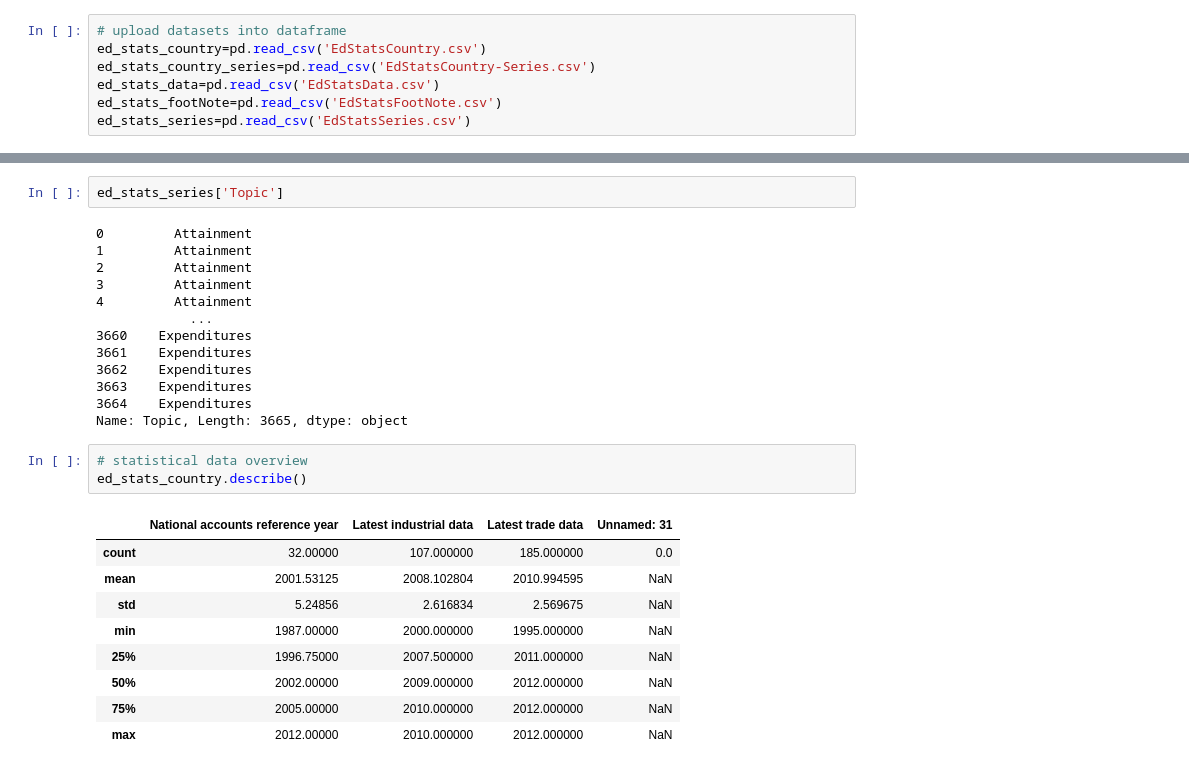
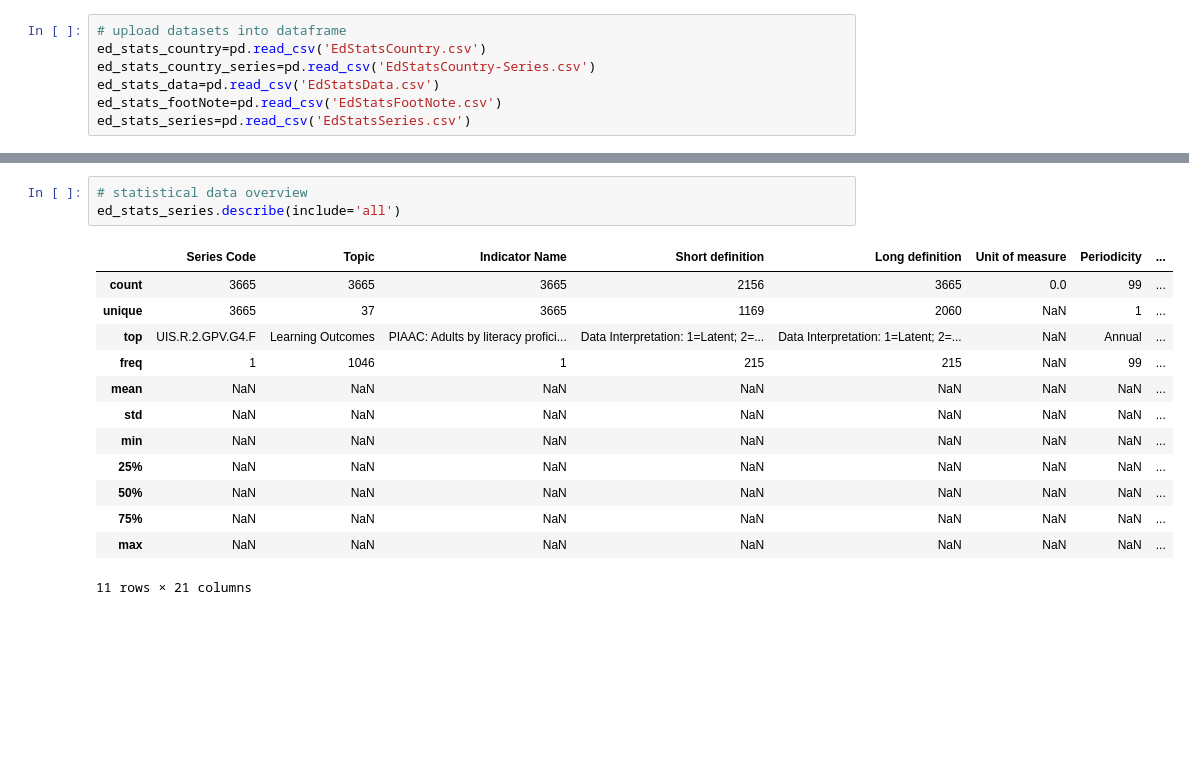
Before and after one commit to Soumaya-kh/P1_Academy, a Jupyter notebook: P2_01_notebook.ipynb, the cells around one changed output, grey strips where cells are left out. Cells and saved outputs as stored; diff of their text form; blank space fills up the shorter version.

Commit message:
Exploratory and NaNs filtering data

```diff
--- a/P2_01_notebook.ipynb
+++ b/P2_01_notebook.ipynb
@@ -136,29 +76,18 @@ variable_survey(ed_stats_data)
 70 rows × 4 columns
-# %%
-ed_stats_series['Topic']
-# %% [output]
-0         Attainment
-1         Attainment
-2         Attainment
-3         Attainment
-4         Attainment
-            ...
-3660    Expenditures
-3661    Expenditures
-3662    Expenditures
-3663    Expenditures
-3664    Expenditures
-Name: Topic, Length: 3665, dtype: object
 # %%
 # statistical data overview
-ed_stats_country.describe()
+ed_stats_series.describe(include='all')
 # %% [output]
-|  | National accounts reference year | Latest industrial data | Latest trade data | Unnamed: 31 |
-| count | 32.00000 | 107.000000 | 185.000000 | 0.0 |
-| mean | 2001.53125 | 2008.102804 | 2010.994595 | NaN |
-| std | 5.24856 | 2.616834 | 2.569675 | NaN |
-| min | 1987.00000 | 2000.000000 | 1995.000000 | NaN |
-| 25% | 1996.75000 | 2007.500000 | 2011.000000 | NaN |
-| 50% | 2002.00000 | 2009.000000 | 2012.000000 | NaN |
-| 75% | 2005.00000 | 2010.000000 | 2012.000000 | NaN |
-| max | 2012.00000 | 2010.000000 | 2012.000000 | NaN |
+|  | Series Code | Topic | Indicator Name | Short definition | Long definition | Unit of measure | Periodicity | ... |
+| count | 3665 | 3665 | 3665 | 2156 | 3665 | 0.0 | 99 | ... |
+| unique | 3665 | 37 | 3665 | 1169 | 2060 | NaN | 1 | ... |
+| top | UIS.R.2.GPV.G4.F | Learning Outcomes | PIAAC: Adults by literacy profici... | Data Interpretation: 1=Latent; 2=... | Data Interpretation: 1=Latent; 2=... | NaN | Annual | ... |
+| freq | 1 | 1046 | 1 | 215 | 215 | NaN | 99 | ... |
+| mean | NaN | NaN | NaN | NaN | NaN | NaN | NaN | ... |
+| std | NaN | NaN | NaN | NaN | NaN | NaN | NaN | ... |
+| min | NaN | NaN | NaN | NaN | NaN | NaN | NaN | ... |
+| 25% | NaN | NaN | NaN | NaN | NaN | NaN | NaN | ... |
+| 50% | NaN | NaN | NaN | NaN | NaN | NaN | NaN | ... |
+| 75% | NaN | NaN | NaN | NaN | NaN | NaN | NaN | ... |
+| max | NaN | NaN | NaN | NaN | NaN | NaN | NaN | ... |
+11 rows × 21 columns
```
Also changed, not shown: parts of 45 cells of this notebook.
